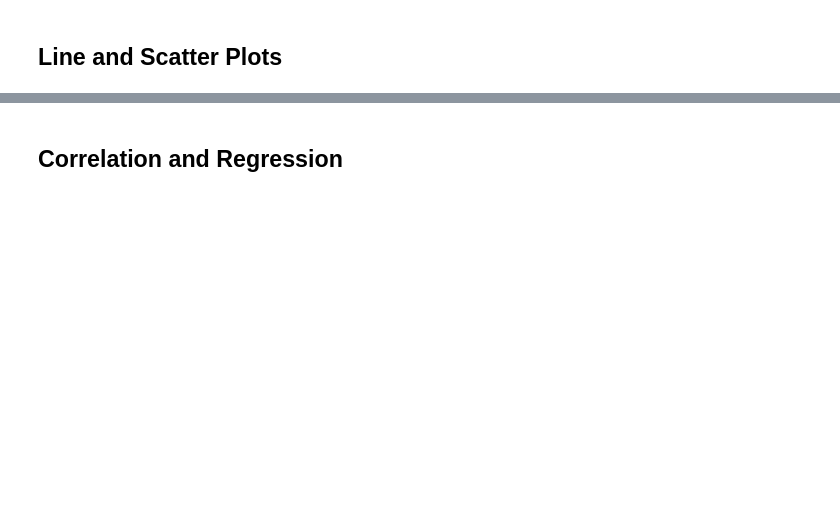
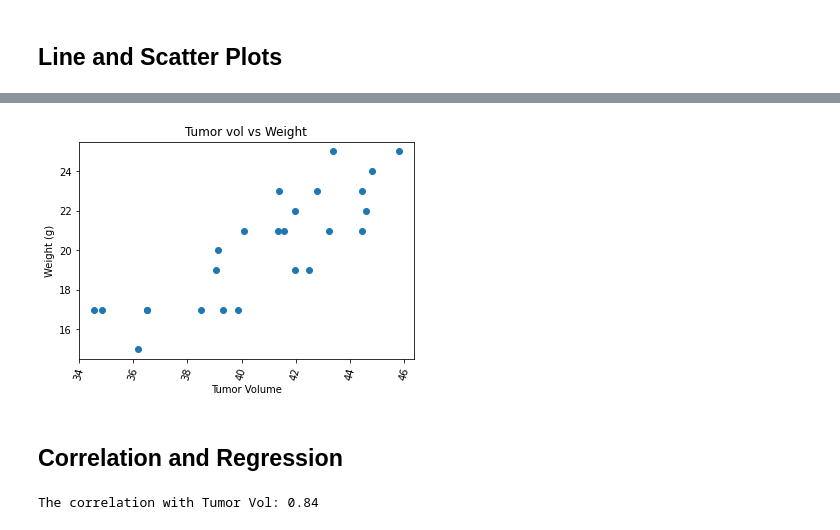
Before and after one commit to ashsams18/matplotlib_challenge, a Jupyter notebook: Pymaceuticals/pymaceuticals_starter.ipynb, the cells around one changed output, grey strips where cells are left out. Cells and saved outputs as stored; diff of their text form; code cells hidden in the pictures; blank space fills up the shorter version.

```diff
--- a/Pymaceuticals/pymaceuticals_starter.ipynb
+++ b/Pymaceuticals/pymaceuticals_starter.ipynb
@@ -287,5 +287,26 @@ plt.show()
+# %%
+# Generate a scatter plot of average tumor volume vs. mouse weight for the Capomulin regimen
+Capomulin_Mouse = cleandf[cleandf["Drug Regimen"] == "Capomulin"]
+CapomulinMice = Capomulin_Mouse.groupby(["Mouse ID"]).mean()
+#CapomulinMice
+
+
+plt.scatter(CapomulinMice["Tumor Volume (mm3)"], CapomulinMice["Weight (g)"])
+plt.xticks(rotation=75)
+plt.title('Tumor vol vs Weight')
+plt.xlabel('Tumor Volume')
+plt.ylabel('Weight (g)')
+
+plt.show()
+# %% [output]
+[figure, added]
 # %% [markdown]
 ## Correlation and Regression
 # %%
 # Calculate the correlation coefficient and linear regression model
 # for mouse weight and average tumor volume for the Capomulin regimen
+# %%
+corr, _ = st.pearsonr(CapomulinMice["Tumor Volume (mm3)"], CapomulinMice["Weight (g)"])
+print(f"The correlation with Tumor Vol: {round(corr, 2)}")
+# %% [output]
+The correlation with Tumor Vol: 0.84
```
Also changed, not shown: parts of 10 cells of this notebook.
